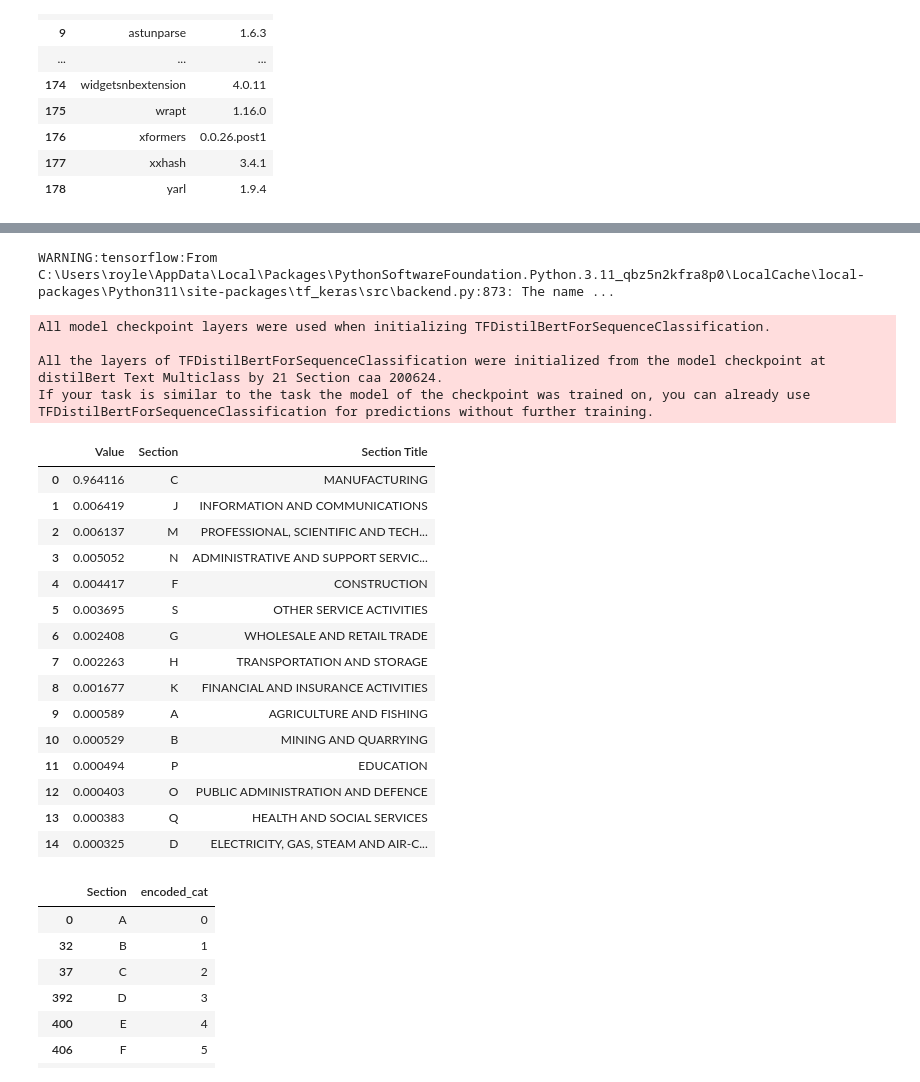
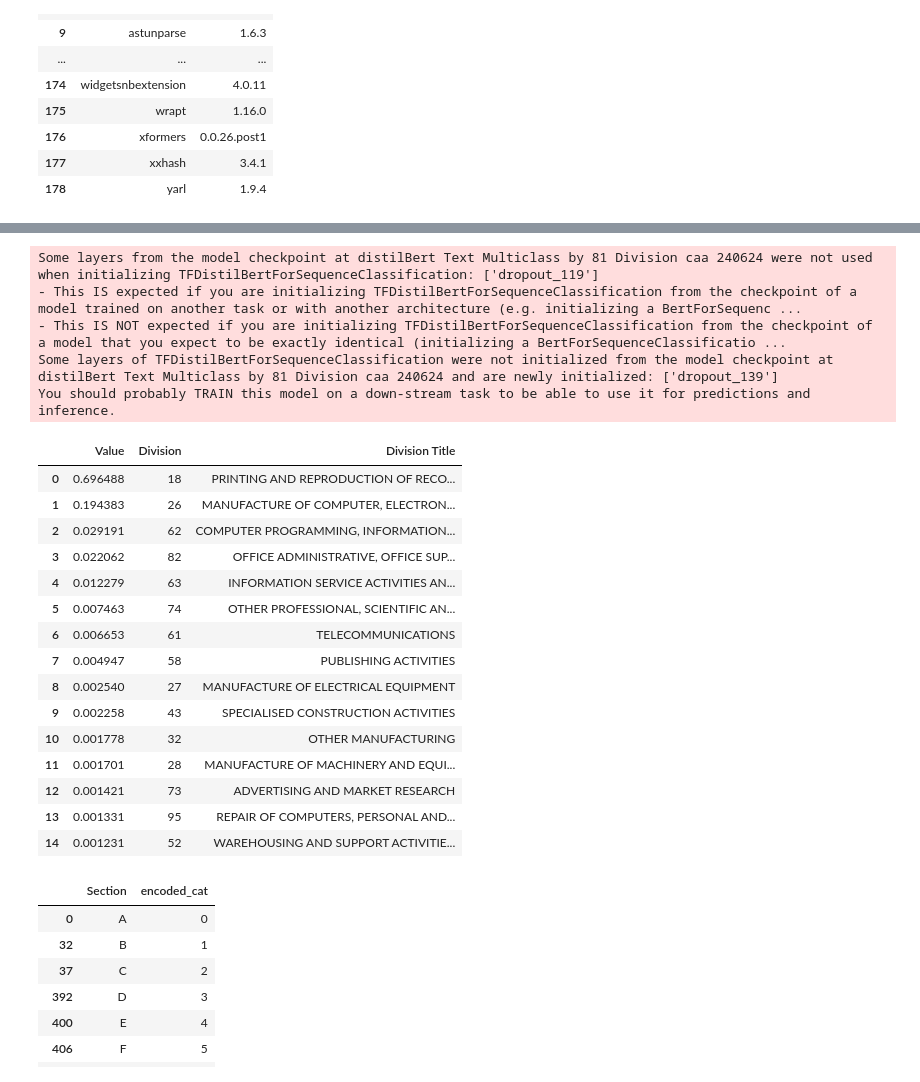
Before and after one commit to nusebacssicsync/ssicsync, a Jupyter notebook: LLM_Test/distilbert model training.ipynb, the cells around one changed output, grey strips where cells are left out. Cells and saved outputs as stored; diff of their text form; code cells hidden in the pictures.

```diff
--- a/LLM_Test/distilbert model training.ipynb
+++ b/LLM_Test/distilbert model training.ipynb
@@ -156,7 +156,7 @@ df_concat = pd.concat([df_detailed_def, df_alpha_index])
 # Select which dictionary to train
 # 1 - df_detailed_def
 # 2 - df_concat (df_detailed_def and df_alpha_index)
-df_data_dict = df_detailed_def
+df_data_dict = df_concat
 ###############################################################################################################################################
 
 # Prep SSIC ref-join tables
@@ -217,7 +217,8 @@ ref_df.drop_duplicates(inplace=True)
 # Query SSIC
 ssic_query_list = ['46461', '64202', '70201', '62011', '62021', '71200', '93120']
 filtered_df = ssic_df[ssic_df['SSIC 2020'].isin(ssic_query_list)]
-filtered_df.iloc[:, [0, 1, 9, 10, 11, 12, 13]].drop_duplicates()
+# filtered_df.iloc[:, [0, 1, 9, 10, 11, 12, 13]].drop_duplicates()
+filtered_df
 # %% [output]
 A value is trying to be set on a copy of a slice from a DataFrame
 
@@ -240,7 +250,7 @@ See the caveats in the documentation: https://pandas.pydata.org/pandas-docs/stab
 # 4 - Class
 # 5 - SSIC 2020 (SSIC Sub-class)
 
-lvl_train = 'Section'
+lvl_train = 'Division'
 lvl_train_title = lvl_train + " Title"
 ###############################################################################################################################################
 
@@ -258,13 +268,13 @@ df_prep = df_prep[[lvl_train, 'encoded_cat']].drop_duplicates()
 from sklearn.model_selection import train_test_split
 
 # Split Train and Validation data
-train_texts, val_texts, train_labels, val_labels = train_test_split(data_texts, data_labels, test_size=0.2, random_state=0, shuffle=True)
+# train_texts, val_texts, train_labels, val_labels = train_test_split(data_texts, data_labels, test_size=0.2, random_state=0, shuffle=True)
 
 # # 100% of Data for training
-# train_texts = data_texts
-# train_labels = data_labels
-# val_texts = data_texts
-# val_labels = data_labels
+train_texts = data_texts
+train_labels = data_labels
+val_texts = data_texts
+val_labels = data_labels
 
 # Keep some data for inference (testing)
 train_texts, test_texts, train_labels, test_labels = train_test_split(train_texts, train_labels, test_size=0.01, random_state=0, shuffle=True)
@@ -286,7 +296,7 @@ train_dataset = tf.data.Dataset.from_tensor_slices((dict(train_encodings),train_
 val_dataset = tf.data.Dataset.from_tensor_slices((dict(val_encodings),val_labels))
 
 # TFTrainer Class for Fine-tuning
-model = TFDistilBertForSequenceClassification.from_pretrained('distilbert-base-uncased', num_labels=len(df_prep))
+model = TFDistilBertForSequenceClassification.from_pretrained('distilbert-base-uncased', num_labels=81) # num_labels=len(df_prep)
 optimizer = tf.keras.optimizers.Adam(learning_rate=5e-5, epsilon=1e-08)
 model.compile(optimizer=optimizer, loss=model.hf_compute_loss, metrics=['accuracy'])
 # %% [output]
@@ -373,17 +400,18 @@ import pandas as pd
 current_dir = os.getcwd()
 ###############################################################################################################################################
 # Specify directory with model
-save_directory = "distilBert Text Multiclass by 21 Section caa 200624"
+# save_directory = "distilBert Text Multiclass by 21 Section caa 200624"
+save_directory = "distilBert Text Multiclass by 81 Division caa 240624"
 ###############################################################################################################################################
 
 loaded_tokenizer = DistilBertTokenizer.from_pretrained(save_directory) #TODO
 loaded_model = TFDistilBertForSequenceClassification.from_pretrained(save_directory) #TODO
 # %% [output]
-WARNING:tensorflow:From C:\Users\royle\AppData\Local\Packages\PythonSoftwareFoundation.Python.3.11_qbz5n2kfra8p0\LocalCache\local-packages\Python311\site-packages\tf_keras\src\backend.py:873: The name ...
+Some layers from the model checkpoint at distilBert Text Multiclass by 81 Division caa 240624 were not used when initializing TFDistilBertForSequenceClassification: ['dropout_119']
+- This IS expected if you are initializing TFDistilBertForSequenceClassification from the checkpoint of a model trained on another task or with another architecture (e.g. initializing a BertForSequenc ...
+- This IS NOT expected if you are initializing TFDistilBertForSequenceClassification from the checkpoint of a model that you expect to be exactly identical (initializing a BertForSequenceClassificatio ...
+Some layers of TFDistilBertForSequenceClassification were not initialized from the model checkpoint at distilBert Text Multiclass by 81 Division caa 240624 and are newly initialized: ['dropout_139']
+You should probably TRAIN this model on a down-stream task to be able to use it for predictions and inference.
-All model checkpoint layers were used when initializing TFDistilBertForSequenceClassification.
-
-All the layers of TFDistilBertForSequenceClassification were initialized from the model checkpoint at distilBert Text Multiclass by 21 Section caa 200624.
-If your task is similar to the task the model of the checkpoint was trained on, you can already use TFDistilBertForSequenceClassification for predictions without further training.
 # %%
 ###############################################################################################################################################
 # Test, some test examples below
@@ -422,58 +450,58 @@ output_array = tf.nn.softmax(output, axis=-1).numpy() # Probability (0-1)
 ###############################################################################################################################################
 # Define specific weights for the classes (example weights, for Probability)
 # class_weights = [1, 1, 1, 1, 1, 1, 1, 1, 1, 1, 0.5, 0.5, 0.5, 1, 1, 1, 1, 1, 1, 1, 1]
-class_weights = [1, 1, 1, 1, 1, 1, 1, 1, 1, 1, 1, 1, 1, 1, 1, 1, 1, 1, 1, 1, 1] # Adjust the weights according to your classes
+# class_weights = [1, 1, 1, 1, 1, 1, 1, 1, 1, 1, 1, 1, 1, 1, 1, 1, 1, 1, 1, 1, 1] # Adjust the weights according to your classes
 
 
 # Apply the class weights to the output array
-weighted_output_array = output_array * class_weights
+weighted_output_array = output_array #* class_weights
 ###############################################################################################################################################
 
 # Create a DataFrame from the output array
 sorted_output_df = pd.DataFrame(weighted_output_array.T, columns=['Score']).sort_values(by='Score', ascending=False)
 sorted_output_df.reset_index(inplace=True)
 
 # Rename columns for clarity
 sorted_output_df.columns = ['encoded_cat', 'Value']
 
-lvl_train = 'Section'
+lvl_train = 'Division'
 
 # Conditional statements based on lvl_train
 if lvl_train == 'Section':
     ssic_lvl = ssic_1
 elif lvl_train == 'Division':
     ssic_lvl = ssic_2
 elif lvl_train == 'Group':
     ssic_lvl = ssic_3
 elif lvl_train == 'Class':
     ssic_lvl = ssic_4
 elif lvl_train == 'SSIC 2020':
     ssic_lvl = ssic_5
 
 # need to load ssic_df and df
 lvl_dict = df_prep[[lvl_train, 'encoded_cat']].drop_duplicates()
 lvl_ref = ssic_lvl[[lvl_train, lvl_train_title]].drop_duplicates()
-merged_df = lvl_dict.merge(lvl_ref, on= 'Section', how='left')
+merged_df = lvl_dict.merge(lvl_ref, on= lvl_train, how='left')
 merged_df2 = sorted_output_df.merge(merged_df, on = 'encoded_cat', how='left')
 
 merged_df2[['Value', lvl_train, lvl_train_title]].head(15)
 # %% [output]
-|  | Value | Section | Section Title |
-| 0 | 0.964116 | C | MANUFACTURING |
-| 1 | 0.006419 | J | INFORMATION AND COMMUNICATIONS |
-| 2 | 0.006137 | M | PROFESSIONAL, SCIENTIFIC AND TECH... |
-| 3 | 0.005052 | N | ADMINISTRATIVE AND SUPPORT SERVIC... |
-| 4 | 0.004417 | F | CONSTRUCTION |
-| 5 | 0.003695 | S | OTHER SERVICE ACTIVITIES |
-| 6 | 0.002408 | G | WHOLESALE AND RETAIL TRADE |
-| 7 | 0.002263 | H | TRANSPORTATION AND STORAGE |
-| 8 | 0.001677 | K | FINANCIAL AND INSURANCE ACTIVITIES |
-| 9 | 0.000589 | A | AGRICULTURE AND FISHING |
-| 10 | 0.000529 | B | MINING AND QUARRYING |
-| 11 | 0.000494 | P | EDUCATION |
-| 12 | 0.000403 | O | PUBLIC ADMINISTRATION AND DEFENCE |
-| 13 | 0.000383 | Q | HEALTH AND SOCIAL SERVICES |
-| 14 | 0.000325 | D | ELECTRICITY, GAS, STEAM AND AIR-C... |
+|  | Value | Division | Division Title |
+| 0 | 0.696488 | 18 | PRINTING AND REPRODUCTION OF RECO... |
+| 1 | 0.194383 | 26 | MANUFACTURE OF COMPUTER, ELECTRON... |
+| 2 | 0.029191 | 62 | COMPUTER PROGRAMMING, INFORMATION... |
+| 3 | 0.022062 | 82 | OFFICE ADMINISTRATIVE, OFFICE SUP... |
+| 4 | 0.012279 | 63 | INFORMATION SERVICE ACTIVITIES AN... |
+| 5 | 0.007463 | 74 | OTHER PROFESSIONAL, SCIENTIFIC AN... |
+| 6 | 0.006653 | 61 | TELECOMMUNICATIONS |
+| 7 | 0.004947 | 58 | PUBLISHING ACTIVITIES |
+| 8 | 0.002540 | 27 | MANUFACTURE OF ELECTRICAL EQUIPMENT |
+| 9 | 0.002258 | 43 | SPECIALISED CONSTRUCTION ACTIVITIES |
+| 10 | 0.001778 | 32 | OTHER MANUFACTURING |
+| 11 | 0.001701 | 28 | MANUFACTURE OF MACHINERY AND EQUI... |
+| 12 | 0.001421 | 73 | ADVERTISING AND MARKET RESEARCH |
+| 13 | 0.001331 | 95 | REPAIR OF COMPUTERS, PERSONAL AND... |
+| 14 | 0.001231 | 52 | WAREHOUSING AND SUPPORT ACTIVITIE... |
 # %%
 df_prep
 # %% [output]
```
Also changed, not shown: parts of 5 cells of this notebook, 25 other files.
